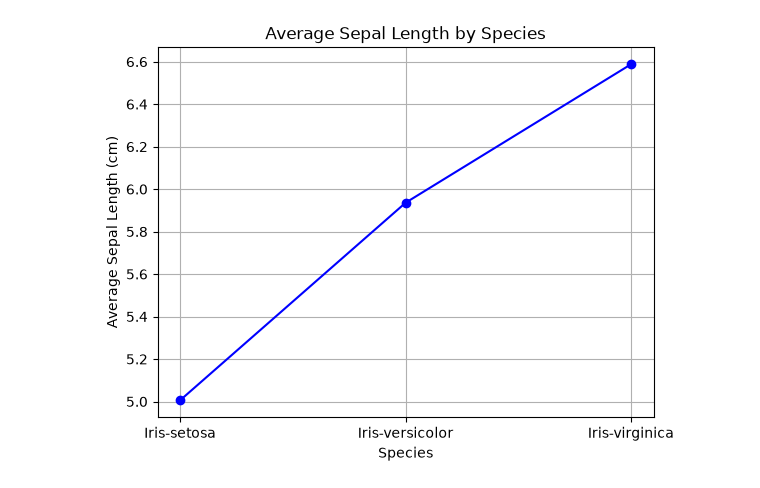
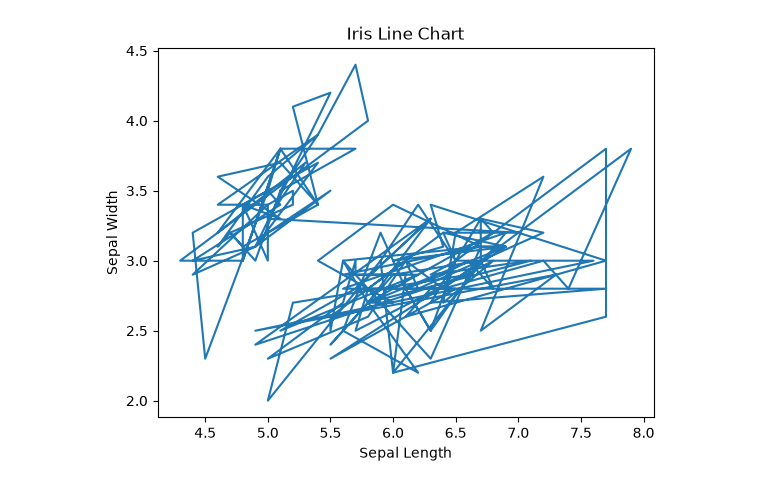
Before and after one commit to aayush-xid-su/CUTM, a Jupyter notebook: SEM1/DAVP/lab/iris_lab/LineChart_iris.ipynb, the cells around one changed output. Cells and saved outputs as stored; diff of their text form; code cells hidden in the pictures.

```diff
--- a/SEM1/DAVP/lab/iris_lab/LineChart_iris.ipynb
+++ b/SEM1/DAVP/lab/iris_lab/LineChart_iris.ipynb
@@ -1,19 +1,15 @@
 # %%
+import matplotlib.pyplot as plt
 import pandas as pd
-import matplotlib.pyplot as plt
 
 df = pd.read_csv("/home/ayushhh/CUTM/SEM1/DAVP/IRIS.csv")
 
-avg = df.groupby("Species")["SepalLengthCm"].mean()
+plt.plot(df["SepalLengthCm"], df["SepalWidthCm"])
 
-plt.plot(avg.index, avg.values, marker='o', color='blue')
-
-plt.title("Average Sepal Length by Species")
-plt.xlabel("Species")
-plt.ylabel("Average Sepal Length (cm)")
-
-plt.grid(True)
+plt.title("Iris Line Chart")
+plt.xlabel("Sepal Length")
+plt.ylabel("Sepal Width")
 
 plt.show()
 # %% [output]
-[figure, old version]
+[figure, new version]
```
Also changed, not shown: 16 other files.
